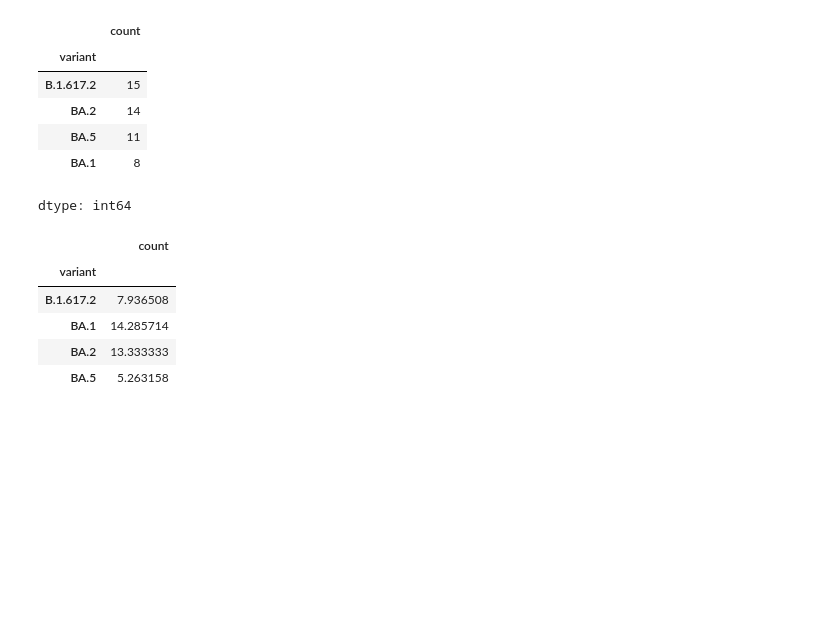
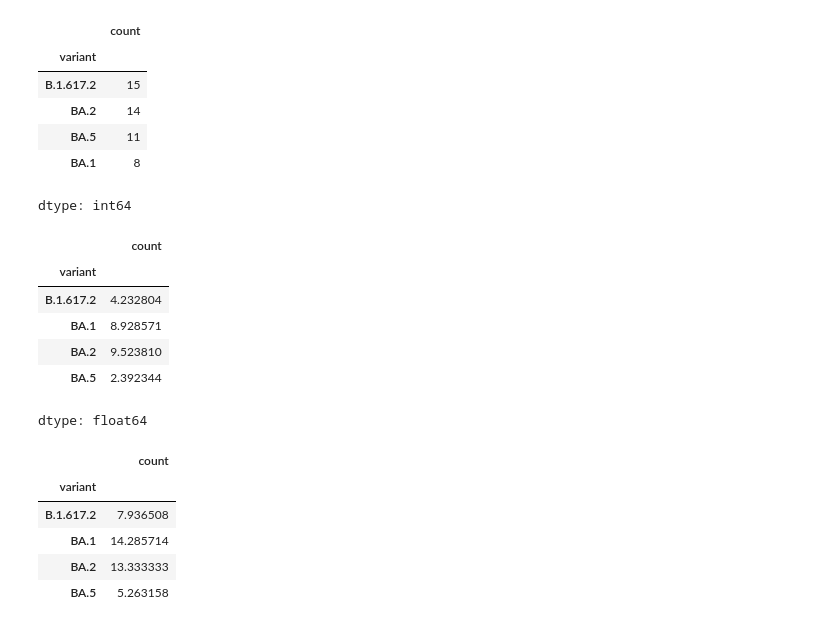
Before and after one commit to Programmierpeet/Biosignal-Abschlussprojekt, a Jupyter notebook: Projects/01_Session_Project_Student.ipynb, the cells around one changed output. Saved outputs shown, nothing was run; the diff lists cells and outputs as text; code cells hidden in the pictures; blank space fills up the shorter version.

```diff
--- a/Projects/01_Session_Project_Student.ipynb
+++ b/Projects/01_Session_Project_Student.ipynb
@@ -295,6 +307,17 @@ counts_when_res
 | BA.5 | 11 |
 | BA.1 | 8 |
 dtype: int64
+# %%
+relative_count_z = (df['variant'].iloc[anomaly_idx_z].value_counts() / df['variant'].value_counts()) * 100
+relative_count_z
+# %% [output]
+|  | count |
+| variant |  |
+| B.1.617.2 | 4.232804 |
+| BA.1 | 8.928571 |
+| BA.2 | 9.523810 |
+| BA.5 | 2.392344 |
+dtype: float64
 # %%
 # Are certain variants associated with more residual spikes?
 relative_count = (df['variant'].iloc[anomaly_idx_robust_z].value_counts() / df['variant'].value_counts()) * 100
```
Also changed, not shown: parts of 6 cells of this notebook.
